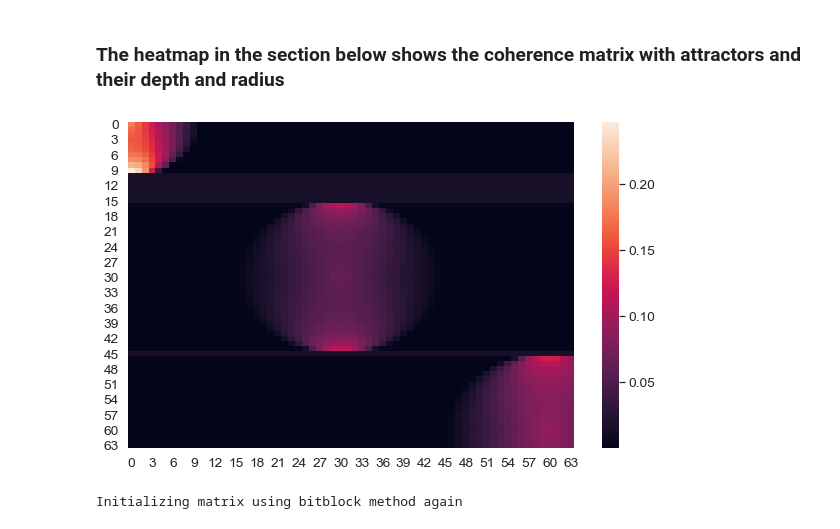
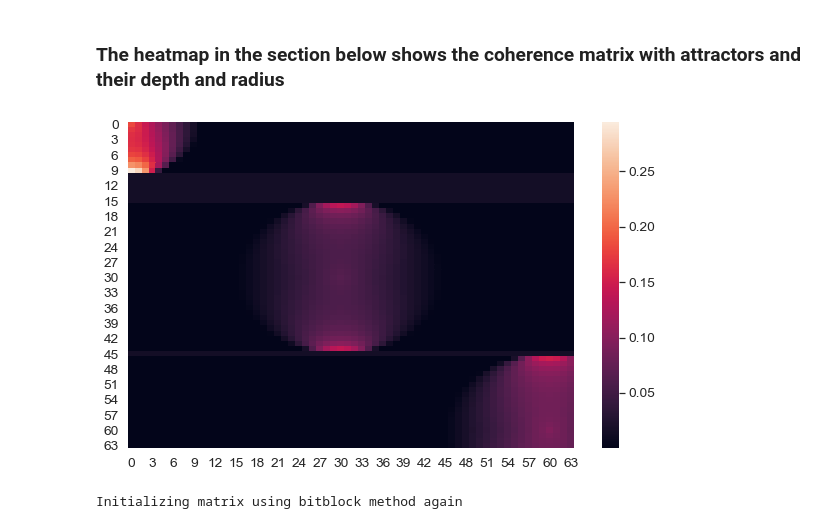
Before and after one commit to c4-lab/BLF-markov-simulation, a Jupyter notebook: notebooks/RecreatingCoherenceMatrices.ipynb, the cells around one changed output. Cells and saved outputs as stored; diff of their text form; code cells hidden in the pictures.

```diff
--- a/notebooks/RecreatingCoherenceMatrices.ipynb
+++ b/notebooks/RecreatingCoherenceMatrices.ipynb
@@ -116,35 +118,35 @@ for k, v in attractors.items():
     coh_mat[k,k] = v['depth']
     r = v['radius']
     n = 2**number_of_bits
     for i in range(v['radius']):
         # get radius https://stackoverflow.com/a/8650741/5916727
         y,x = np.ogrid[-k:n-k, -k:n-k]
         mask = x*x + y*y <= r*r
         df_lists = []
         for i in range(2**number_of_bits):
             for j in range(2**number_of_bits):
 
                 if mask[i,j]:
                     diff = distance.euclidean((i,j), (k,k))
                     attrctr_state_distance = (1-diff/v['radius'])*v['depth']
                     coh_mat[i, j] = max(coh_mat[i, j], attrctr_state_distance)
                     coh_mat[j, i] = max(coh_mat[j, i], attrctr_state_distance)
 
 
 # add noise to coherence matrix:
 for i, row in enumerate(coh_mat):
     for j, col in enumerate(row):
         if col == 0:
-            coh_mat[i][j] += 0.001
+            coh_mat[i][j] += 0.00001
 
     # normalizing
     summing = sum(coh_mat[i])
     for j, col in enumerate(row):
         coh_mat[i][j] /= summing
 
 sns.heatmap(coh_mat);
 # %% [output]
-[figure, old version]
+[figure, new version]
 # %%
 ### This cell is for generating the dataset
 # constants intialization
```
Also changed, not shown: parts of 9 cells of this notebook.
